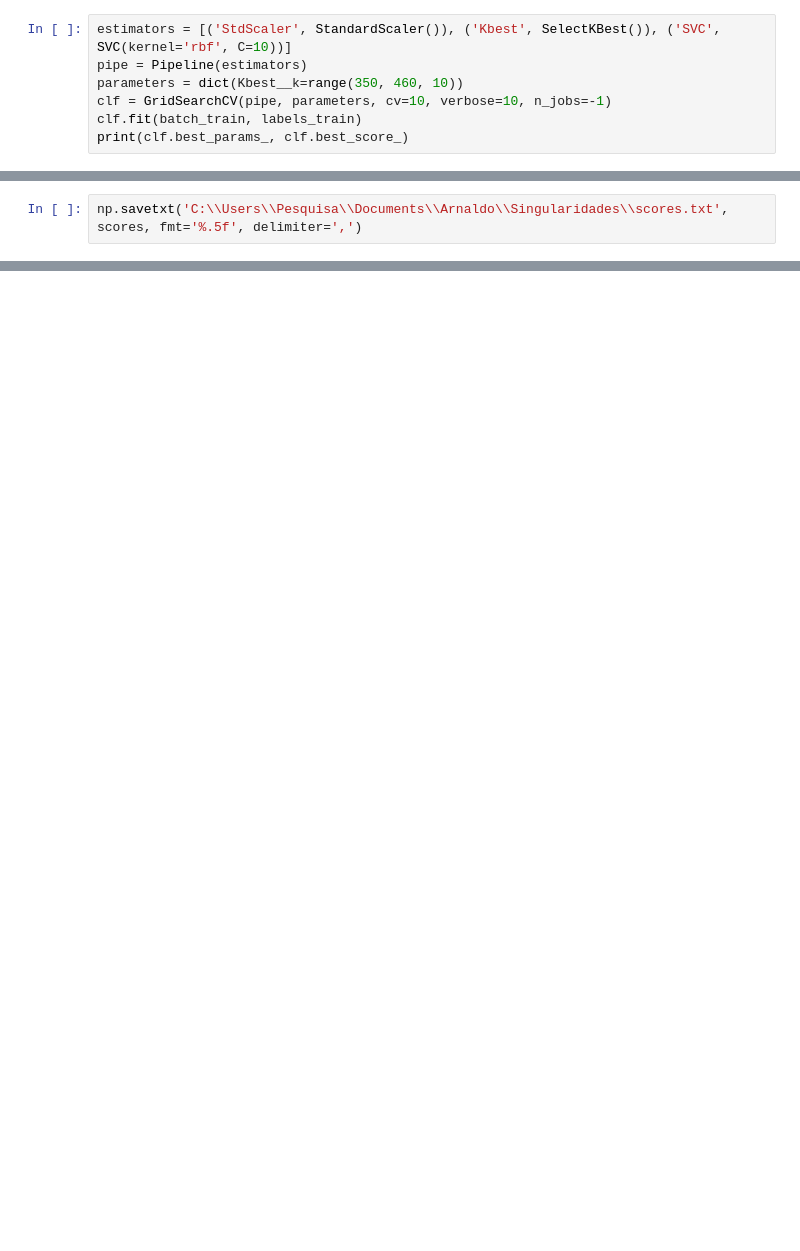
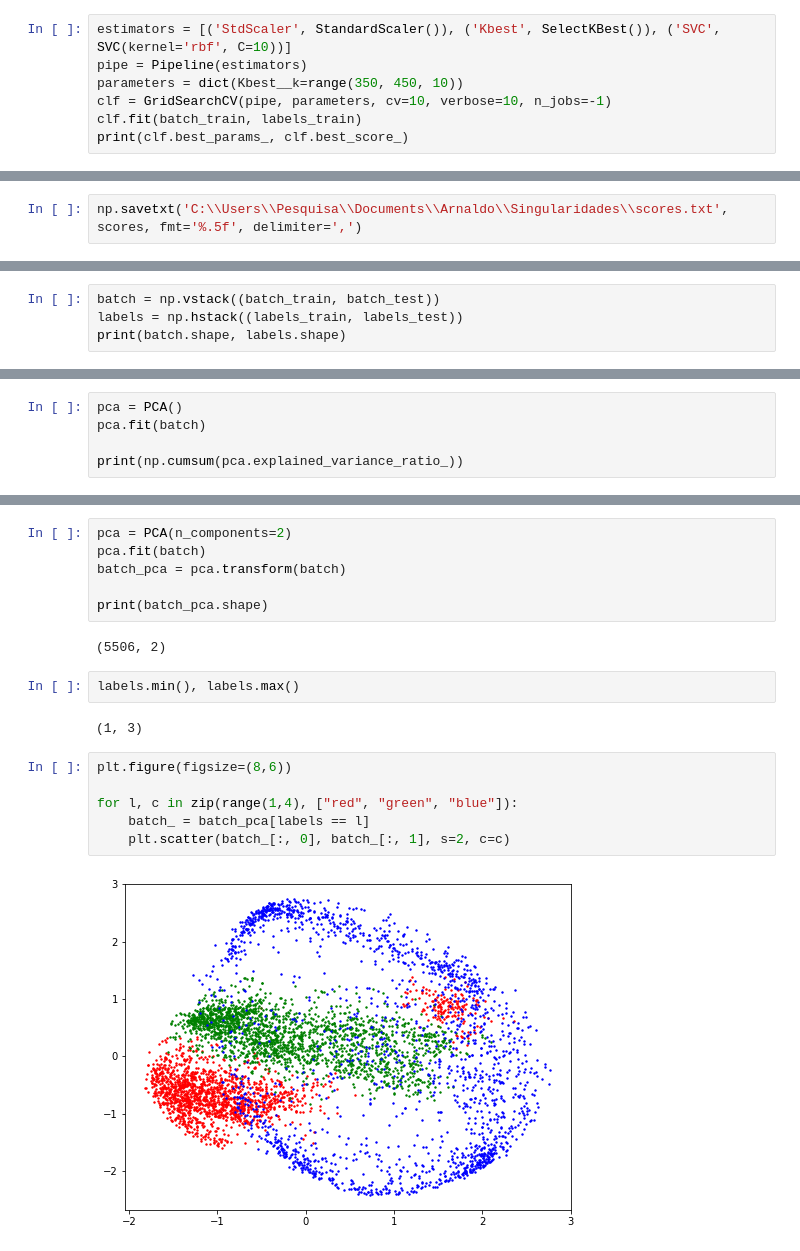
Before and after one commit to arnaldog12/fpcc2, a Jupyter notebook: projeto/Singularities-New.ipynb, the cells around one changed output, grey strips where cells are left out. Saved outputs shown, nothing was run; the diff lists cells and outputs as text; blank space fills up the shorter version.

```diff
--- a/projeto/Singularities-New.ipynb
+++ b/projeto/Singularities-New.ipynb
@@ -102,7 +102,7 @@ Fitting 10 folds for each of 12 candidates, totalling 120 fits
 # %%
 estimators = [('StdScaler', StandardScaler()), ('Kbest', SelectKBest()), ('SVC', SVC(kernel='rbf', C=10))]
 pipe = Pipeline(estimators)
-parameters = dict(Kbest__k=range(350, 460, 10))
+parameters = dict(Kbest__k=range(350, 450, 10))
 clf = GridSearchCV(pipe, parameters, cv=10, verbose=10, n_jobs=-1)
 clf.fit(batch_train, labels_train)
 print(clf.best_params_, clf.best_score_)
@@ -213,0 +192,4 @@ np.savetxt('C:\\Users\\Pesquisa\\Documents\\Arnaldo\\Singularidades\\scores.txt'
+# %%
+batch = np.vstack((batch_train, batch_test))
+labels = np.hstack((labels_train, labels_test))
+print(batch.shape, labels.shape)
@@ -213,0 +198,5 @@ np.savetxt('C:\\Users\\Pesquisa\\Documents\\Arnaldo\\Singularidades\\scores.txt'
+# %%
+pca = PCA()
+pca.fit(batch)
+
+print(np.cumsum(pca.explained_variance_ratio_))
@@ -213,0 +221,20 @@ np.savetxt('C:\\Users\\Pesquisa\\Documents\\Arnaldo\\Singularidades\\scores.txt'
+# %%
+pca = PCA(n_components=2)
+pca.fit(batch)
+batch_pca = pca.transform(batch)
+
+print(batch_pca.shape)
+# %% [output]
+(5506, 2)
+# %%
+labels.min(), labels.max()
+# %% [output]
+(1, 3)
+# %%
+plt.figure(figsize=(8,6))
+
+for l, c in zip(range(1,4), ["red", "green", "blue"]):
+    batch_ = batch_pca[labels == l]
+    plt.scatter(batch_[:, 0], batch_[:, 1], s=2, c=c)
+# %% [output]
+[figure, added]
```
Also changed, not shown: parts of 16 cells of this notebook, 2 other files.
